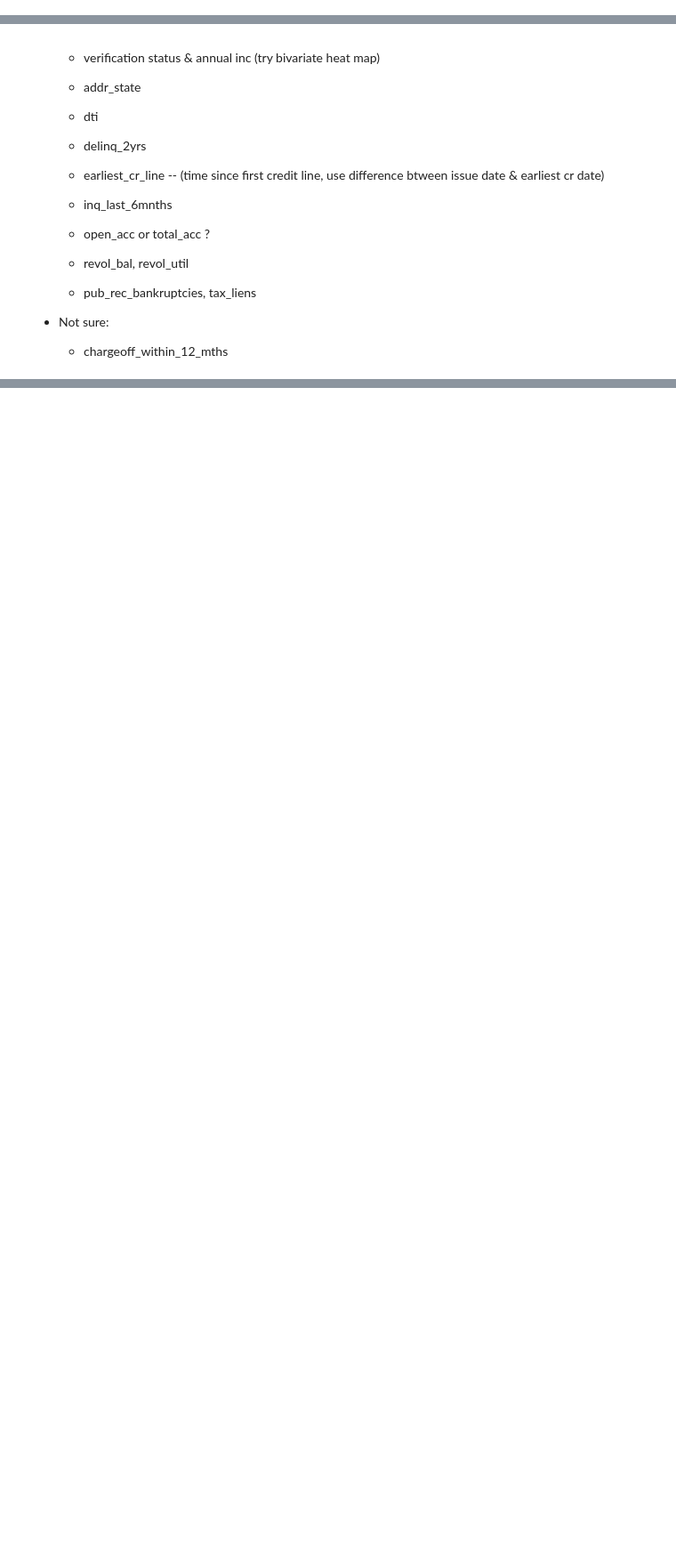
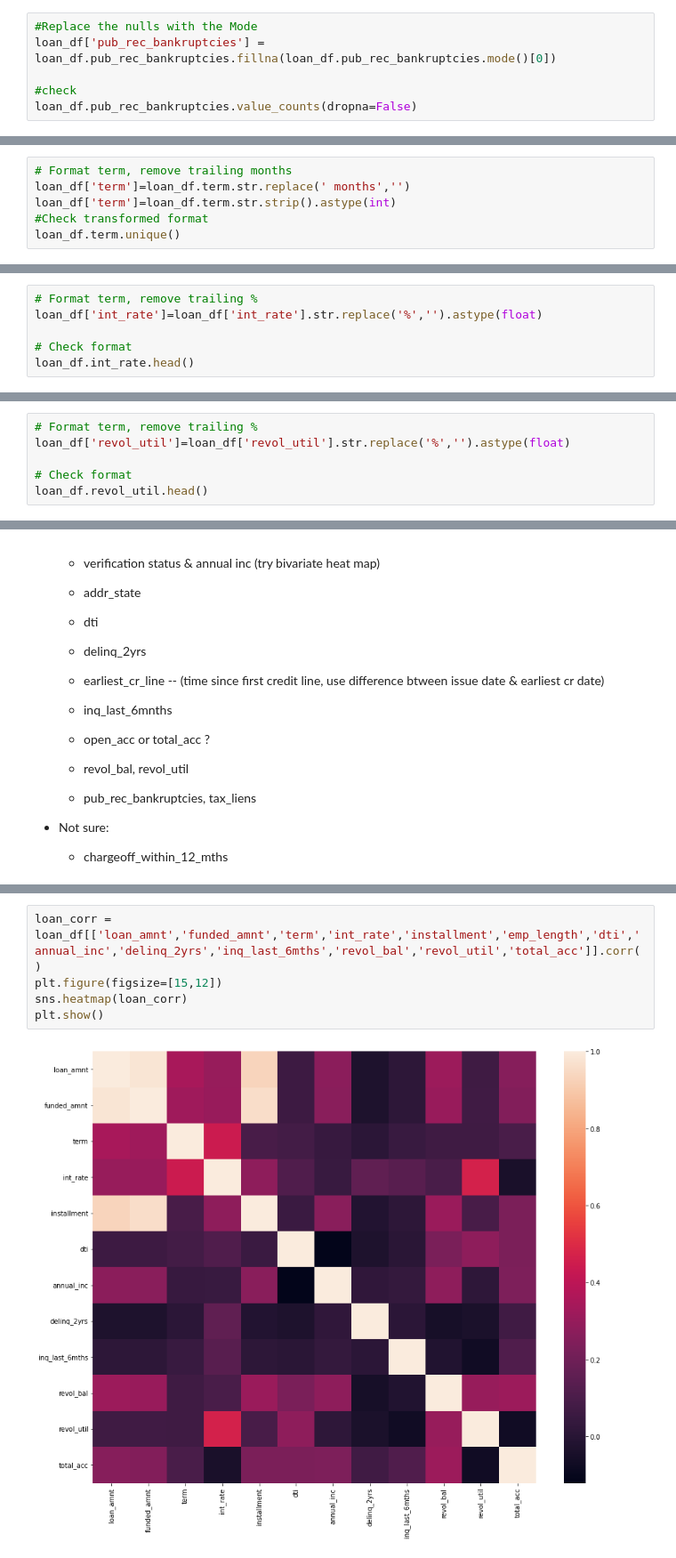
Before and after one commit to udaykadavi/LendingClubCaseStudy, a Jupyter notebook: EDA_UA.ipynb, the cells around one changed output, grey strips where cells are left out. Shown at 89% size. Cells and saved outputs as stored; diff of their text form; blank space fills up the shorter version.

```diff
--- a/EDA_UA.ipynb
+++ b/EDA_UA.ipynb
@@ -276,0 +270,6 @@ Name: pub_rec_bankruptcies, dtype: int64
+# %%
+#Replace the nulls with the Mode
+loan_df['pub_rec_bankruptcies'] = loan_df.pub_rec_bankruptcies.fillna(loan_df.pub_rec_bankruptcies.mode()[0])
+
+#check
+loan_df.pub_rec_bankruptcies.value_counts(dropna=False)
@@ -276,0 +314,6 @@ Name: pub_rec_bankruptcies, dtype: int64
+# %%
+# Format term, remove trailing months
+loan_df['term']=loan_df.term.str.replace(' months','')
+loan_df['term']=loan_df.term.str.strip().astype(int)
+#Check transformed format
+loan_df.term.unique()
@@ -276,0 +324,6 @@ Name: pub_rec_bankruptcies, dtype: int64
+# %%
+# Format term, remove trailing %
+loan_df['int_rate']=loan_df['int_rate'].str.replace('%','').astype(float)
+
+# Check format
+loan_df.int_rate.head()
@@ -276,0 +339,6 @@ Name: pub_rec_bankruptcies, dtype: int64
+# %%
+# Format term, remove trailing %
+loan_df['revol_util']=loan_df['revol_util'].str.replace('%','').astype(float)
+
+# Check format
+loan_df.revol_util.head()
@@ -375,0 +473,7 @@ Notes from our chat:
+# %%
+loan_corr = loan_df[['loan_amnt','funded_amnt','term','int_rate','installment','emp_length','dti','annual_inc','delinq_2yrs','inq_last_6mths','revol_bal','revol_util','total_acc']].corr()
+plt.figure(figsize=[15,12])
+sns.heatmap(loan_corr)
+plt.show()
+# %% [output]
+[figure, added]
```
Also changed, not shown: parts of 51 cells of this notebook.
